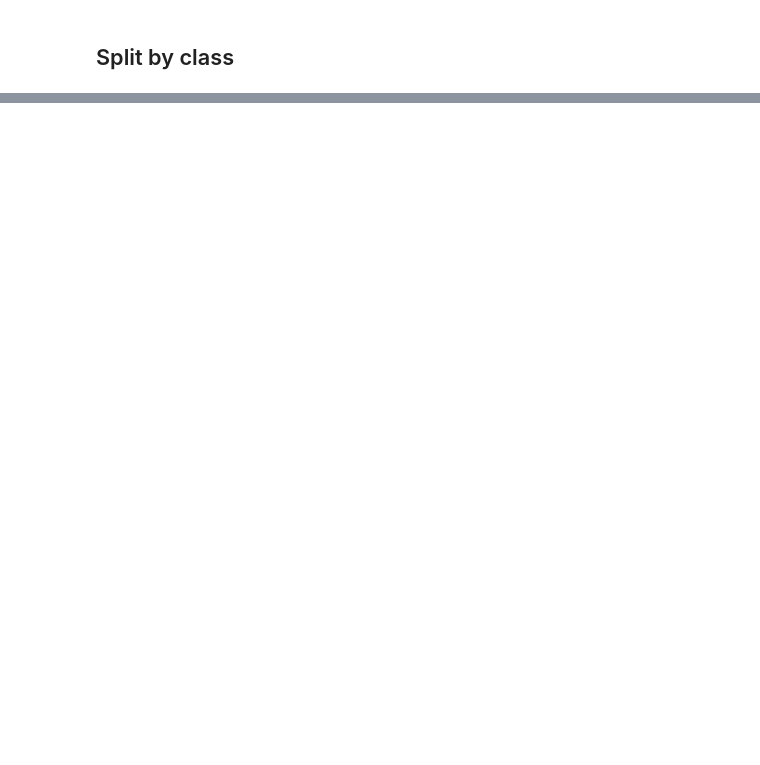
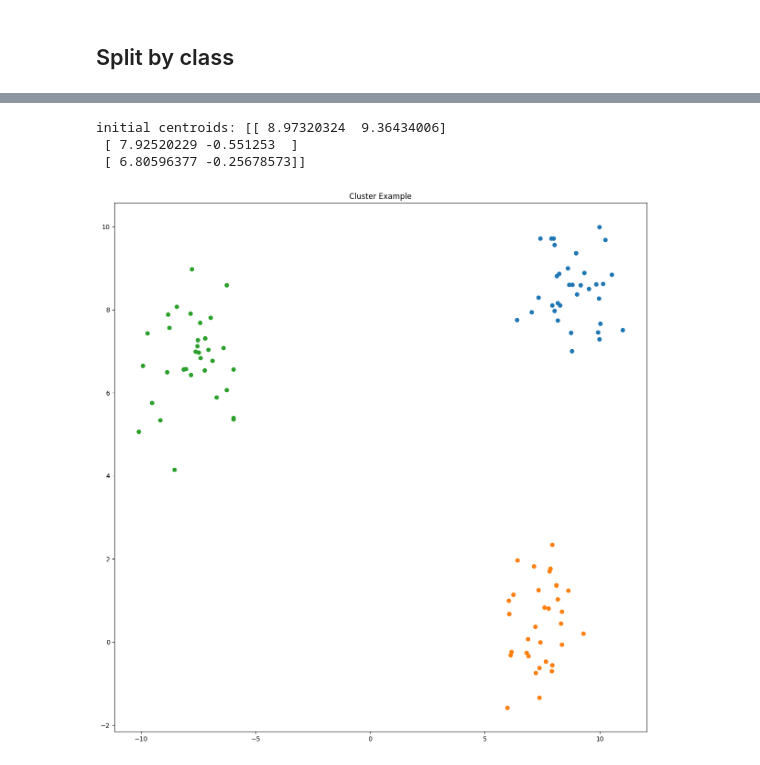
Before and after one commit to maneeshrj/math-ml-project, a Jupyter notebook: SVD.ipynb, the cells around one changed output, grey strips where cells are left out. Drawn from its saved outputs; the diff is of its cells as text; code cells hidden in the pictures; blank space fills up the shorter version.

```diff
--- a/SVD.ipynb
+++ b/SVD.ipynb
@@ -194,0 +208,3 @@ Text(0.5, 1.0, 'Singular Values')
+# %%
+x = [1, 2, 3, 4]
+x[0:2]
@@ -194,0 +300,4 @@ Text(0.5, 1.0, 'Singular Values')
+# %%
+Xkmeans[:20]
+for i in range(10):
+    print(i)
@@ -194,0 +315,22 @@ Text(0.5, 1.0, 'Singular Values')
+# %%
+from sklearn import datasets
+# creating a dataset for clustering
+datX, y = datasets.make_blobs()
+y_preds = run_Kmeans(3, datX, 10000)
+
+plt.figure(figsize=(15,15))
+plt.title('Cluster Example')
+for i in range(3):
+    xs = []
+    ys = []
+    for j in range(len(datX)):
+        if y_preds[j] == i:
+
+            xs = xs + [datX[j][0]]
+            ys = ys + [datX[j][1]]
+    plt.scatter(xs, ys)
+# %% [output]
+initial centroids: [[ 8.97320324  9.36434006]
+ [ 7.92520229 -0.551253  ]
+ [ 6.80596377 -0.25678573]]
+[figure, added]
```
Also changed, not shown: parts of 25 cells of this notebook.
